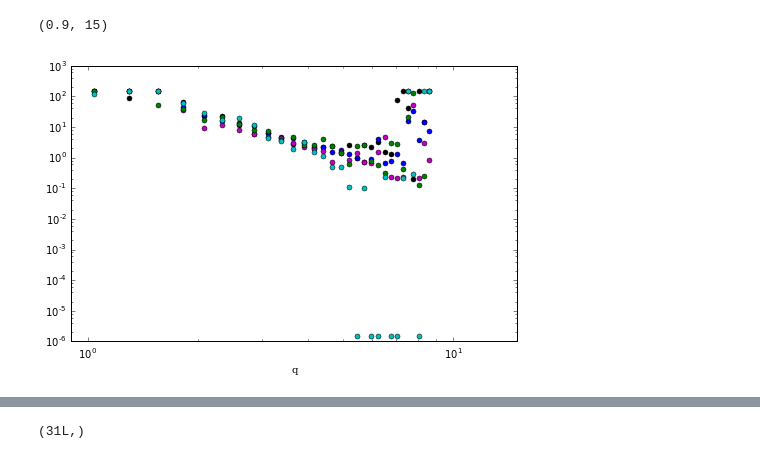
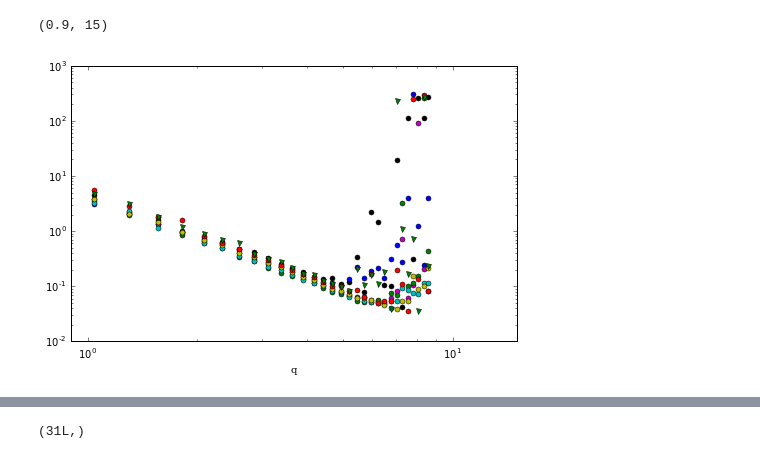
Before and after one commit to rmcgorty/Differential-Dynamic-Microscopy---Python, a Jupyter notebook: Plotting all q vs tau and getting diffusion coefficient .ipynb, the cells around one changed output, grey strips where cells are left out. Cells and saved outputs as stored; diff of their text form; code cells hidden in the pictures.

```diff
--- a/Plotting all q vs tau and getting diffusion coefficient .ipynb
+++ b/Plotting all q vs tau and getting diffusion coefficient .ipynb
@@ -31,9 +31,9 @@ dts = ddm.genLogDist(1,2998,400)
 # %%
-Sample2 = ['0.02mgmlDNA_Buffer_17.5fps_55exp_8000frames', '0.02mgmlDNA_Buffer_49fps_20exp_8000frames','0.02mgmlDNA_Buffer_99fps_10exp_8000frames','0.02mgmlDNA_Buffer_99fps_10exp']
+Sample2 = ['allResults_0.02mgmlDNA_Buffer_17.5fps_55exp_8000frames', 'allResults_0.02mgmlDNA_Buffer_49fps_20exp_8000frames','allResults_0.02mgmlDNA_Buffer_99fps_10exp_8000frames','allResults_0.02mgmlDNA_Buffer_99fps_10exp']
 Sample = ['allResults_0.02mgmlDNA_CoNetwork_29fps_34exp']
 # %%
 # different ROIs and the video number, change samNumber based upon the number of videos taken for the condition
-samNumber = ['1','2','3','4','5','6','7','8']
+samNumber = ['1', '2']
 #newtaus = np.zeros([len(samNumber),31])
 #newtaustds = np.zeros([len(samNumber),31])
 # %%
@@ -46,5 +46,5 @@ imDimension = 128
 q = np.arange(0,imDimension/2)*2*np.pi*(1./(imDimension*px))
 times = dts/framerate
 # %%
-num = 0
-ss = 5
+num = 2
+ss = 0
@@ -51,7 +56,7 @@ ss = 5
 # %%
 #Load in the allResults file
-data_dir = "D:\\2018-07-11_videos\\allResults\\"
-data_file = Sample[num]+"_"+samNumber[ss]+".p"
+data_dir = "D:\\AllVideos\\allResults2\\"
+data_file = Sample2[num]+"_"+samNumber[ss]+".p"
 
 Ana_data = pickle.load(open(data_dir + data_file, 'r'))
 # %%
@@ -61,35 +66,36 @@ Ana_data = pickle.load(open(data_dir + data_file, 'r'))
 mpld3.enable_notebook()
 V = ['top', 'bottom']
 z = 1
-ROI = [ '256', '384','512', '640','768']
+
+ROI = ['0', '128', '256', '384','512', '640','768','896']
 #This will plot all of the q vs tau for all of the ROIs in the
 tau = np.zeros([len(ROI),63]) #decay time
 amp = np.zeros_like(tau) #amplitude
 bg = np.zeros_like(tau) #background
 alph = np.zeros_like(tau) #alpha (stretching exponent)
 chi2 = np.zeros_like(tau)
 #fitparams = np.zeros([63,7])
 for i in range(len(ROI)):
     fitparams = Ana_data['fitparams'+ROI[i]]
     tau[i,:] = fitparams[:,1]
     amp[i,:] = fitparams[:,0]
     bg[i,:] = fitparams[:,2]
     alph[i,:] = fitparams[:,3]
 
 fig = plt.figure(figsize=(8,8/1.618)); ax = fig.gca();
 ax.set_xlabel("q", fontdict=font_plt_ax)
 
 nt = np.zeros([len(ROI),31])
 cols = ['ko','bo','mo','go','co','yo','ro','gv','bv','mv']
 for i in range(len(ROI)):
     nt[i] = ddm.newt(tau[i,2:-30], alph[i,2:-30])
     ax.loglog(q[3:-30], ddm.newt(tau[i,2:-30],alph[i,2:-30]), cols[i], ms= 5.0)
 
 ntav = np.mean(nt, axis=0)
 ntstd = np.std(nt,axis=0)
 
 #ax.loglog(q[3:-30], ntav, 'rv')
 ax.set_xlim(0.9,15)
 # %% [output]
 (0.9, 15)
-[figure, old version]
+[figure, new version]
```
Also changed, not shown: parts of 29 cells of this notebook, 1 other file.
